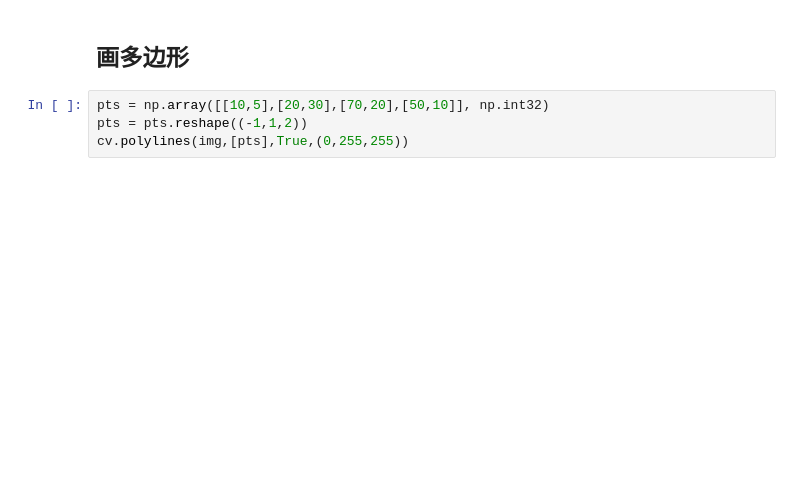
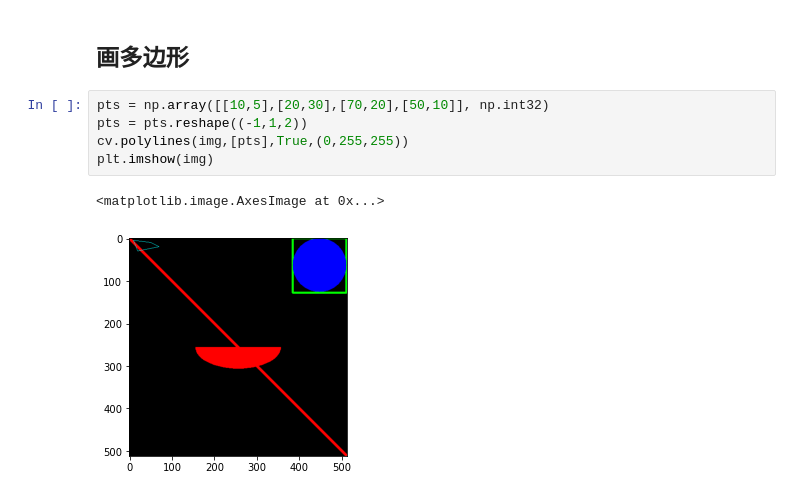
Before and after one commit to ghcn345/OpenCV, a Jupyter notebook: GUI功能.ipynb, the cells around one changed output. Cells and saved outputs as stored; diff of their text form; blank space fills up the shorter version.

```diff
--- a/GUI功能.ipynb
+++ b/GUI功能.ipynb
@@ -192,4 +172,8 @@ cv.ellipse(img,(256,256),(100,50),0,0,180,255,-1)
 # %%
 pts = np.array([[10,5],[20,30],[70,20],[50,10]], np.int32)
 pts = pts.reshape((-1,1,2))
 cv.polylines(img,[pts],True,(0,255,255))
+plt.imshow(img)
+# %% [output]
+<matplotlib.image.AxesImage at 0x...>
+[figure, added]
```
Also changed, not shown: parts of 12 cells of this notebook.
